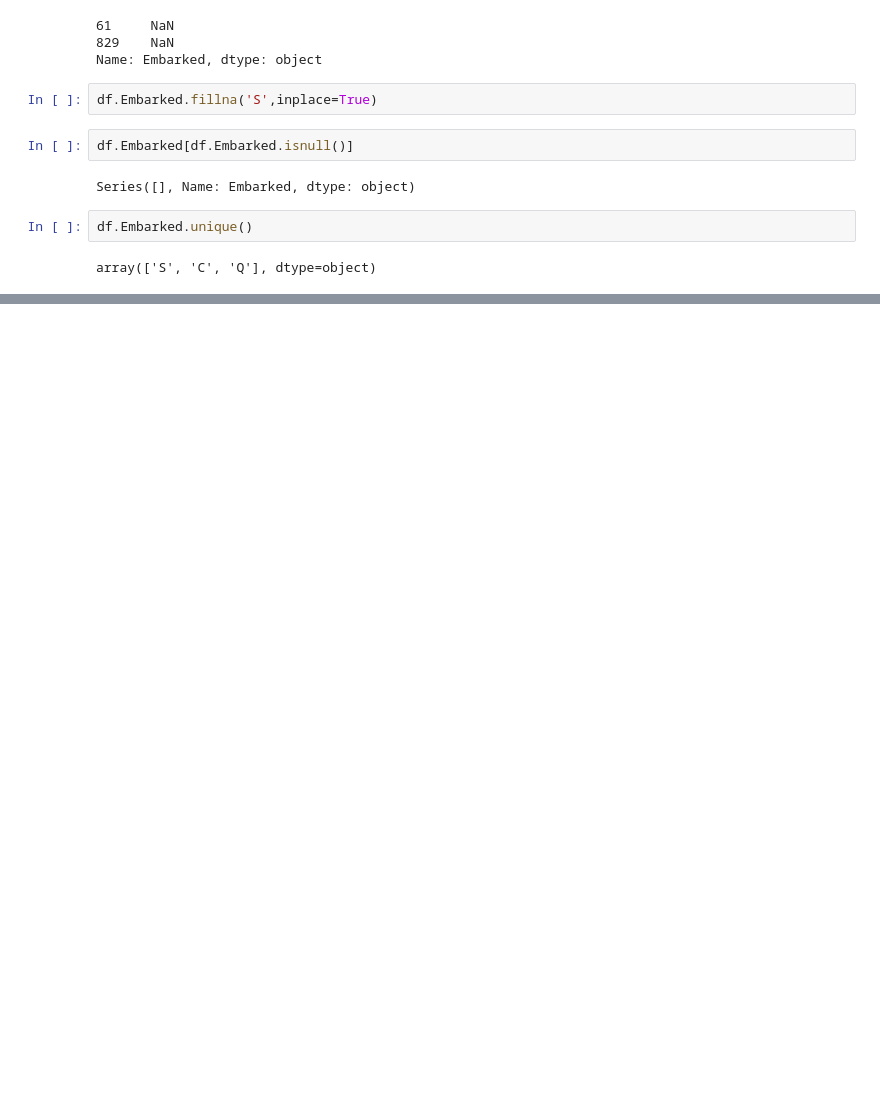
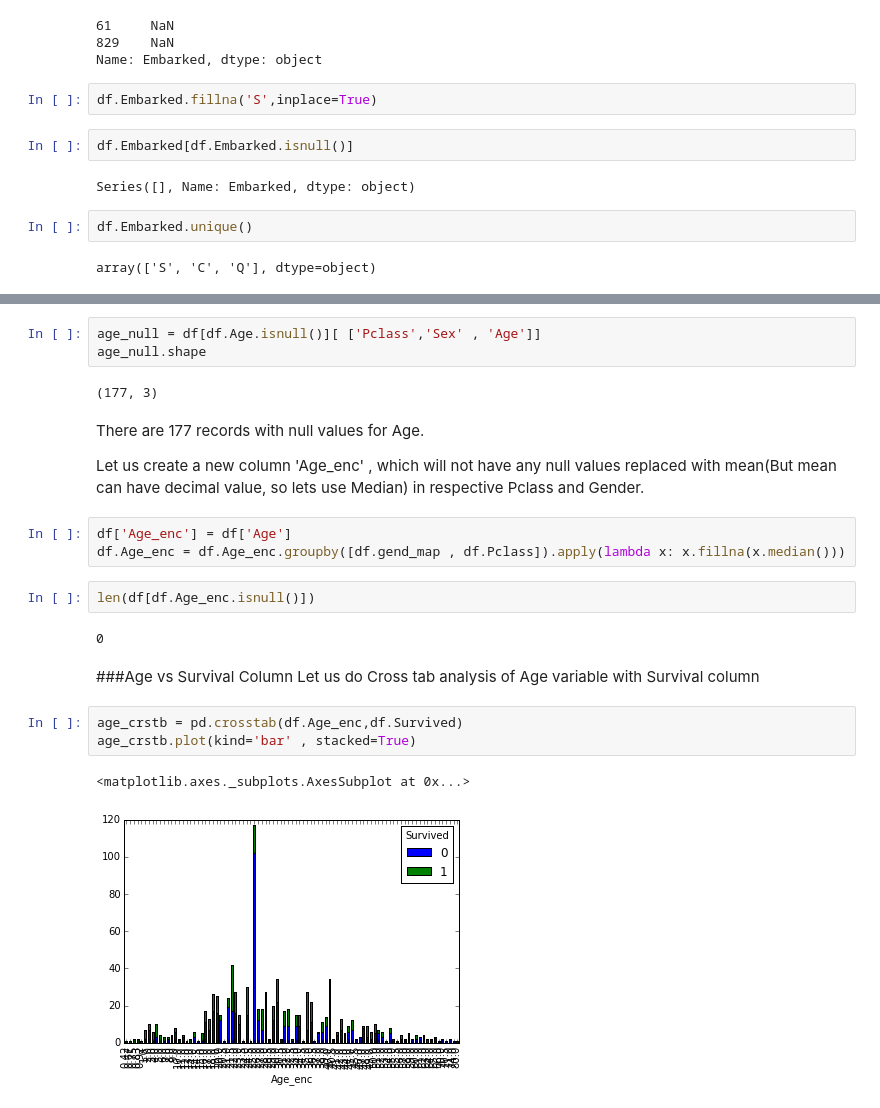
Before and after one commit to harjeet88/kaggle-titanic-example, a Jupyter notebook: titanic.ipynb, the cells around one changed output, grey strips where cells are left out. Cells and saved outputs as stored; diff of their text form; blank space fills up the shorter version.

```diff
--- a/titanic.ipynb
+++ b/titanic.ipynb
@@ -309,0 +318,27 @@ array(['S', 'C', 'Q'], dtype=object)
+# %%
+age_null = df[df.Age.isnull()][ ['Pclass','Sex' , 'Age']]
+age_null.shape
+# %% [output]
+(177, 3)
+# %% [markdown]
+There are 177 records with null values for Age.
+
+Let us create a new column 'Age_enc' , which will not have any null values replaced with mean(But mean can have decimal value, so lets use Median) in respective
+Pclass and Gender.
+# %%
+df['Age_enc'] = df['Age']
+df.Age_enc = df.Age_enc.groupby([df.gend_map , df.Pclass]).apply(lambda x: x.fillna(x.median()))
+# %%
+len(df[df.Age_enc.isnull()])
+# %% [output]
+0
+# %% [markdown]
+
+###Age vs Survival Column
+Let us do Cross tab analysis of Age variable with Survival column
+# %%
+age_crstb = pd.crosstab(df.Age_enc,df.Survived)
+age_crstb.plot(kind='bar' , stacked=True)
+# %% [output]
+<matplotlib.axes._subplots.AxesSubplot at 0x...>
+[figure, added]
```
Also changed, not shown: parts of 35 cells of this notebook.
